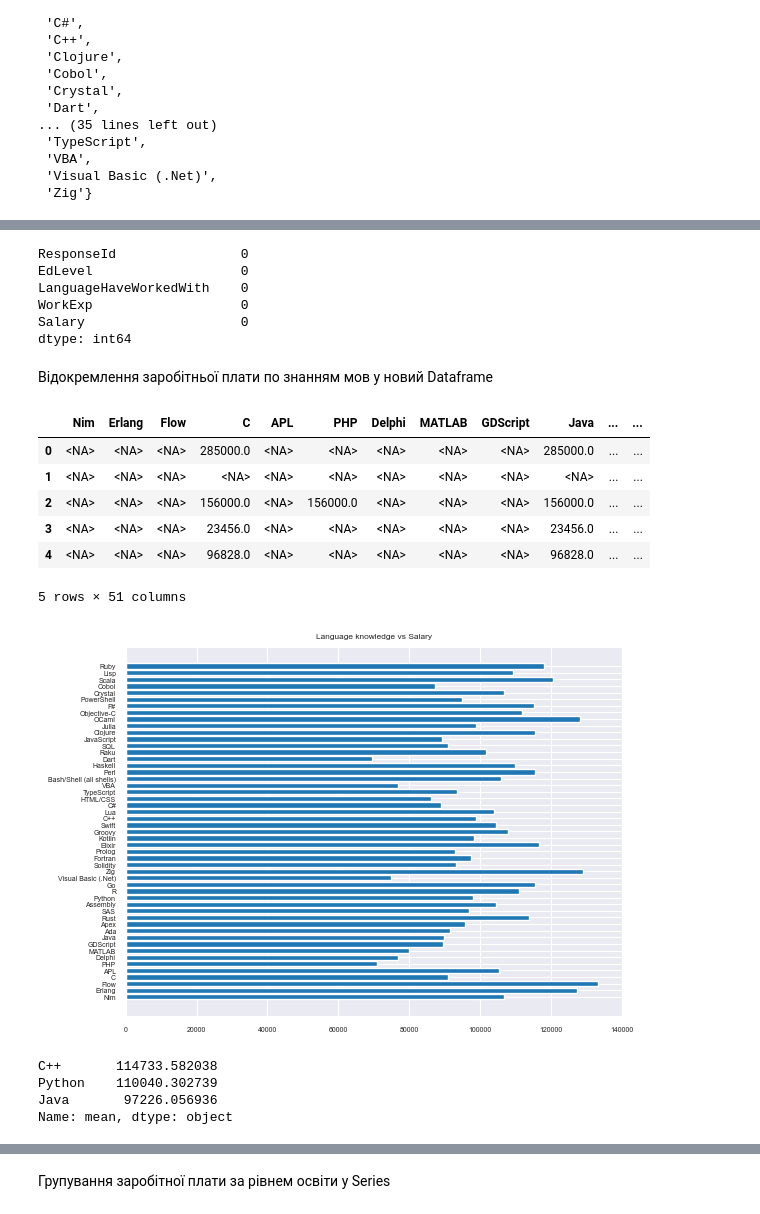
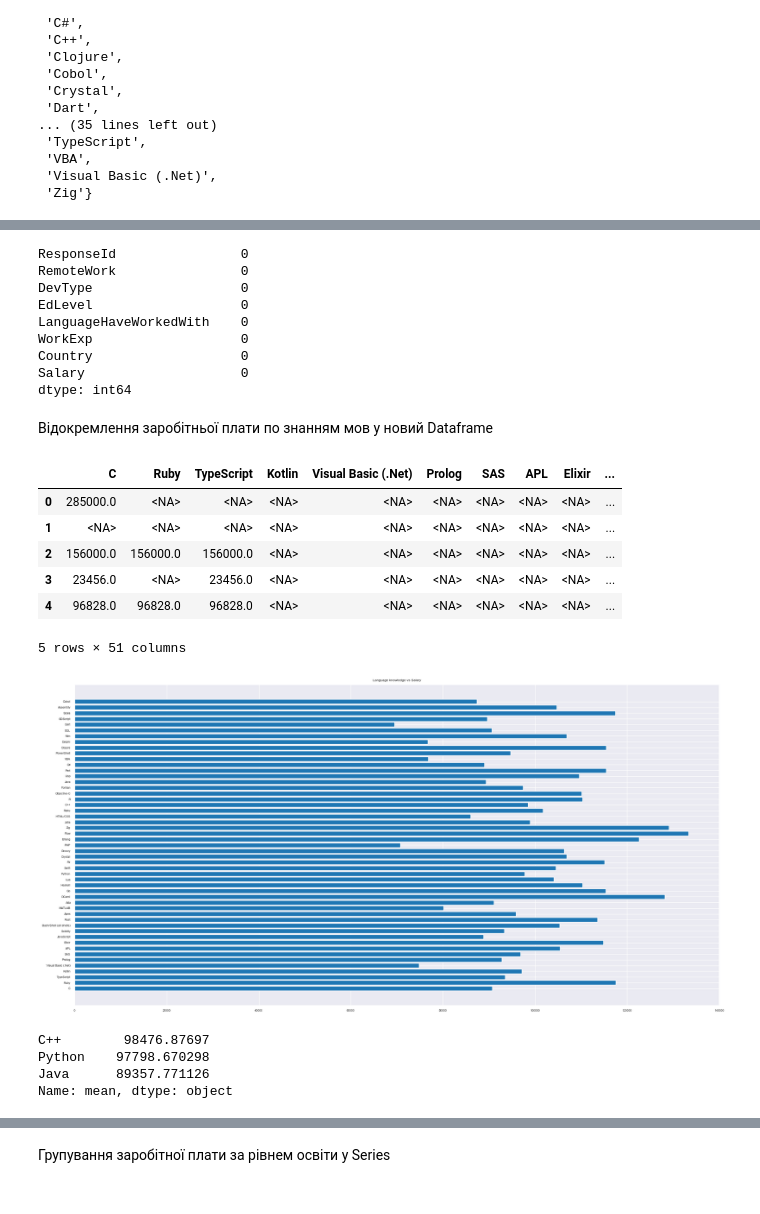
Before and after one commit to anonjustchillin/MachineLearning_labs, a Jupyter notebook: lin_reg_task/task2.ipynb, the cells around one changed output, grey strips where cells are left out. Cells and saved outputs as stored; diff of their text form; code cells hidden in the pictures.

```diff
--- a/lin_reg_task/task2.ipynb
+++ b/lin_reg_task/task2.ipynb
@@ -40,10 +61,8 @@ Length: 84, dtype: int64
 # %% [markdown]
 Створення окремого DataFrame, який я використовуватиму
 # %%
-df = dataset[['ResponseId', 'EdLevel', 'LanguageHaveWorkedWith', 'WorkExp', 'ConvertedCompYearly']]
-df = df.dropna(subset=['ConvertedCompYearly'])
-df = df.dropna(subset=['LanguageHaveWorkedWith'])
-df = df.dropna(subset=['WorkExp'])
+df = dataset[['ResponseId', 'RemoteWork', 'DevType', 'EdLevel', 'LanguageHaveWorkedWith', 'WorkExp', 'Country', 'ConvertedCompYearly']]
+df = df.dropna()
 df['EdLevel'] = df['EdLevel'].astype('category')
 df.rename({'ConvertedCompYearly': 'Salary'}, axis=1, inplace=True)
 df.head()
@@ -79,0 +113,5 @@ unique_languages
+# %%
+lim2 = np.abs((df.Salary - df.Salary.mean()) / df.Salary.std(ddof=0)) < 3
+df = df.where(lim2, np.nan)
+df = df.dropna()
+df.describe()
@@ -81,9 +129,12 @@ unique_languages
 df.isna().sum()
 # %% [output]
 ResponseId                0
+RemoteWork                0
+DevType                   0
 EdLevel                   0
 LanguageHaveWorkedWith    0
 WorkExp                   0
+Country                   0
 Salary                    0
 dtype: int64
 # %% [markdown]
@@ -96,4 +142,5 @@ df_sal = df_sal.dropna()
 # %%
+df_sal = df.loc[:, ['LanguageHaveWorkedWith', 'Salary']]
 data_for_langue = pd.Series([[] for _ in range(len(unique_languages))], index=unique_languages)
 
 for i in range(df_sal.shape[0]-1):
@@ -110,26 +157,27 @@ salary_per_langue["mean"] = salary_per_langue.mean(axis=1, skipna=True)
 salary_per_langue["Language"] = [i for i in unique_languages]
 salary_per_langue.T.head()
 # %% [output]
-|  | Nim | Erlang | Flow | C | APL | PHP | Delphi | MATLAB | GDScript | Java | ... | ... |
-| 0 | <NA> | <NA> | <NA> | 285000.0 | <NA> | <NA> | <NA> | <NA> | <NA> | 285000.0 | ... | ... |
-| 1 | <NA> | <NA> | <NA> | <NA> | <NA> | <NA> | <NA> | <NA> | <NA> | <NA> | ... | ... |
-| 2 | <NA> | <NA> | <NA> | 156000.0 | <NA> | 156000.0 | <NA> | <NA> | <NA> | 156000.0 | ... | ... |
-| 3 | <NA> | <NA> | <NA> | 23456.0 | <NA> | <NA> | <NA> | <NA> | <NA> | 23456.0 | ... | ... |
-| 4 | <NA> | <NA> | <NA> | 96828.0 | <NA> | <NA> | <NA> | <NA> | <NA> | 96828.0 | ... | ... |
+|  | C | Ruby | TypeScript | Kotlin | Visual Basic (.Net) | Prolog | SAS | APL | Elixir | ... |
+| 0 | 285000.0 | <NA> | <NA> | <NA> | <NA> | <NA> | <NA> | <NA> | <NA> | ... |
+| 1 | <NA> | <NA> | <NA> | <NA> | <NA> | <NA> | <NA> | <NA> | <NA> | ... |
+| 2 | 156000.0 | 156000.0 | 156000.0 | <NA> | <NA> | <NA> | <NA> | <NA> | <NA> | ... |
+| 3 | 23456.0 | <NA> | 23456.0 | <NA> | <NA> | <NA> | <NA> | <NA> | <NA> | ... |
+| 4 | 96828.0 | 96828.0 | 96828.0 | <NA> | <NA> | <NA> | <NA> | <NA> | <NA> | ... |
 5 rows × 51 columns
 # %%
+plt.rcParams['figure.figsize'] = [20, 10]
 plt.rcParams.update({'font.size': 5})
 plt.barh(y=salary_per_langue["Language"], width=salary_per_langue["mean"])
 plt.title('Language knowledge vs Salary')
 plt.show()
 # %% [output]
-[figure, old version]
+[figure, new version]
 # %%
 df2 = salary_per_langue.loc[["Python", "C++", "Java"]]
 df2.T.loc['mean'].sort_values(ascending=False)
 # %% [output]
-C++       114733.582038
-Python    110040.302739
-Java       97226.056936
+C++        98476.87697
+Python    97798.670298
+Java      89357.771126
 Name: mean, dtype: object
 # %%
```
Also changed, not shown: parts of 51 cells of this notebook, 1 other file.
